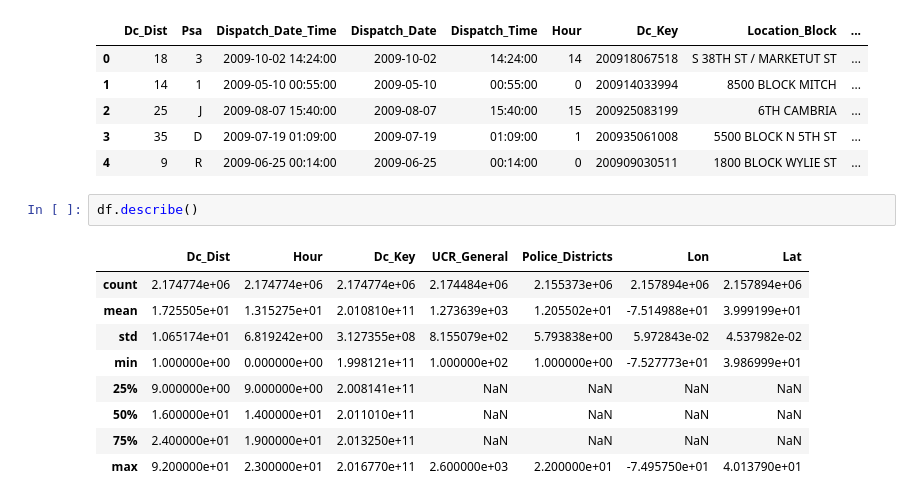
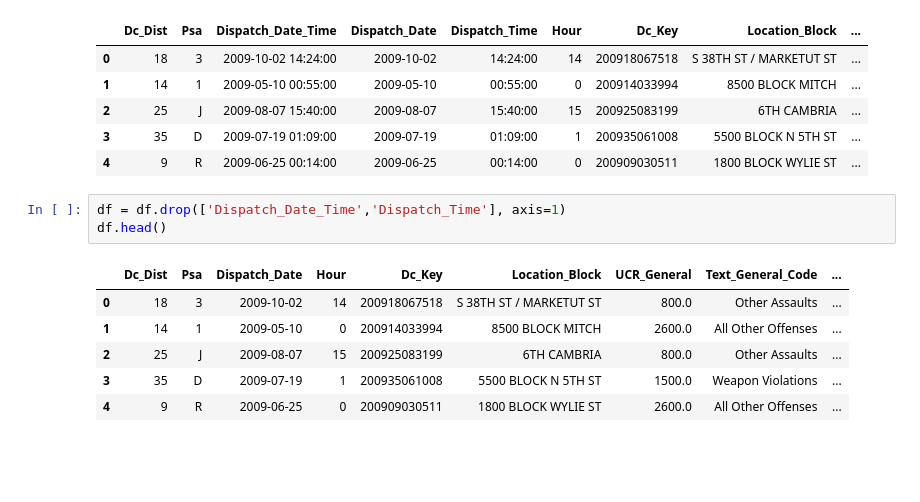
Before and after one commit to Cedric-De-Cesare/DataSciencePython, a Jupyter notebook: Philadelphia Crime Data.ipynb, the cells around one changed output. Cells and saved outputs as stored; diff of their text form; blank space fills up the shorter version.

```diff
--- a/Philadelphia Crime Data.ipynb
+++ b/Philadelphia Crime Data.ipynb
@@ -11,15 +13,13 @@ df.head()
 | 2 | 25 | J | 2009-08-07 15:40:00 | 2009-08-07 | 15:40:00 | 15 | 200925083199 | 6TH CAMBRIA | ... |
 | 3 | 35 | D | 2009-07-19 01:09:00 | 2009-07-19 | 01:09:00 | 1 | 200935061008 | 5500 BLOCK N 5TH ST | ... |
 | 4 | 9 | R | 2009-06-25 00:14:00 | 2009-06-25 | 00:14:00 | 0 | 200909030511 | 1800 BLOCK WYLIE ST | ... |
-# %%
-df.describe()
-# %% [output]
-|  | Dc_Dist | Hour | Dc_Key | UCR_General | Police_Districts | Lon | Lat |
-| count | 2.174774e+06 | 2.174774e+06 | 2.174774e+06 | 2.174484e+06 | 2.155373e+06 | 2.157894e+06 | 2.157894e+06 |
-| mean | 1.725505e+01 | 1.315275e+01 | 2.010810e+11 | 1.273639e+03 | 1.205502e+01 | -7.514988e+01 | 3.999199e+01 |
-| std | 1.065174e+01 | 6.819242e+00 | 3.127355e+08 | 8.155079e+02 | 5.793838e+00 | 5.972843e-02 | 4.537982e-02 |
-| min | 1.000000e+00 | 0.000000e+00 | 1.998121e+11 | 1.000000e+02 | 1.000000e+00 | -7.527773e+01 | 3.986999e+01 |
-| 25% | 9.000000e+00 | 9.000000e+00 | 2.008141e+11 | NaN | NaN | NaN | NaN |
-| 50% | 1.600000e+01 | 1.400000e+01 | 2.011010e+11 | NaN | NaN | NaN | NaN |
-| 75% | 2.400000e+01 | 1.900000e+01 | 2.013250e+11 | NaN | NaN | NaN | NaN |
-| max | 9.200000e+01 | 2.300000e+01 | 2.016770e+11 | 2.600000e+03 | 2.200000e+01 | -7.495750e+01 | 4.013790e+01 |
+# %%
+df = df.drop(['Dispatch_Date_Time','Dispatch_Time'], axis=1)
+df.head()
+# %% [output]
+|  | Dc_Dist | Psa | Dispatch_Date | Hour | Dc_Key | Location_Block | UCR_General | Text_General_Code | ... |
+| 0 | 18 | 3 | 2009-10-02 | 14 | 200918067518 | S 38TH ST / MARKETUT ST | 800.0 | Other Assaults | ... |
+| 1 | 14 | 1 | 2009-05-10 | 0 | 200914033994 | 8500 BLOCK MITCH | 2600.0 | All Other Offenses | ... |
+| 2 | 25 | J | 2009-08-07 | 15 | 200925083199 | 6TH CAMBRIA | 800.0 | Other Assaults | ... |
+| 3 | 35 | D | 2009-07-19 | 1 | 200935061008 | 5500 BLOCK N 5TH ST | 1500.0 | Weapon Violations | ... |
+| 4 | 9 | R | 2009-06-25 | 0 | 200909030511 | 1800 BLOCK WYLIE ST | 2600.0 | All Other Offenses | ... |
```
Also changed, not shown: parts of 6 cells of this notebook.
